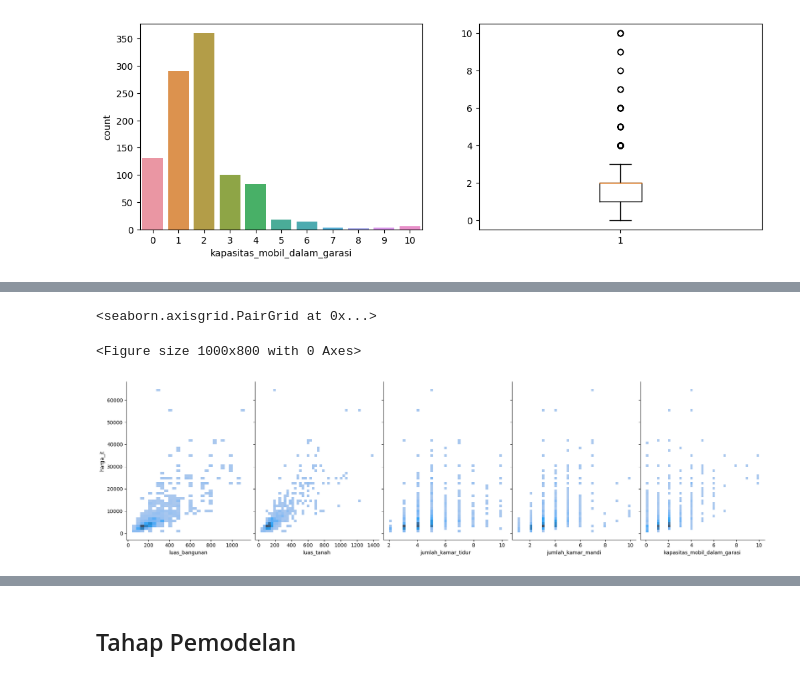
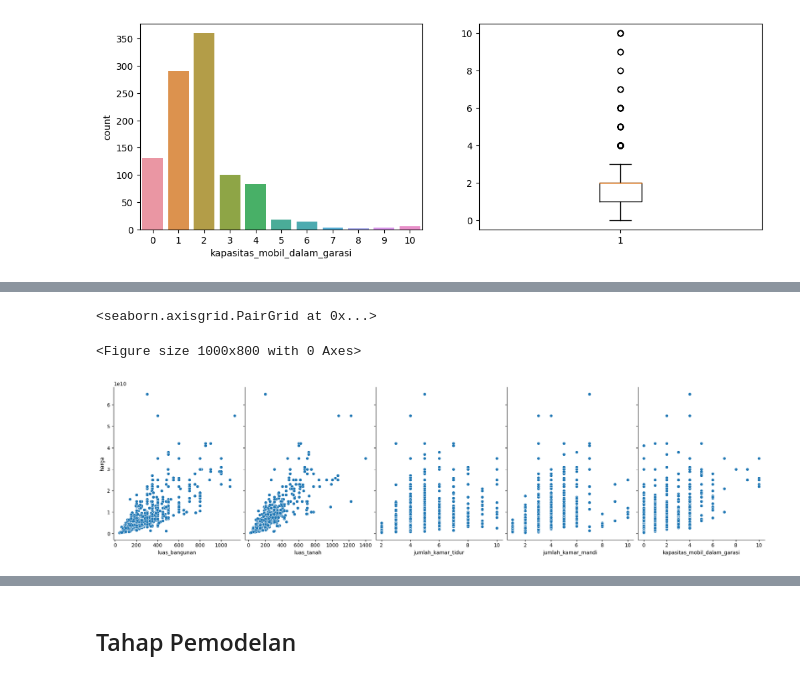
Before and after one commit to nafalabi/dwbi_linear_regression, a Jupyter notebook: regresi_linier.ipynb, the cells around one changed output, grey strips where cells are left out. Saved outputs shown, nothing was run; the diff lists cells and outputs as text; code cells hidden in the pictures.

```diff
--- a/regresi_linier.ipynb
+++ b/regresi_linier.ipynb
@@ -27,7 +34,7 @@ __Me-load dataset & menyesuaikan kolom yang ada__
 # %%
 df = pd.read_csv('./data_rumah.csv')
-# menambahkan kolom harga untuk memudahkan dalam visualisasi data
-df['harga_jt'] = df['harga'] // 1000000
+# # menambahkan kolom harga_jt untuk memudahkan dalam visualisasi data
+# df['harga_jt'] = df['harga'] // 1000000
 df.head()
 # %% [output]
 |  | no | nama_rumah | harga | luas_bangunan | luas_tanah | jumlah_kamar_tidur | jumlah_kamar_mandi | ... |
@@ -122,17 +199,17 @@ __Pair plot untuk melihat relasi antara variabel2 X terhadap variable Y__
 # %%
 plt.figure(figsize=(10,8))
 sns.pairplot(
 	data=df,
 	x_vars=['luas_bangunan', 'luas_tanah', 'jumlah_kamar_tidur', 'jumlah_kamar_mandi', 'kapasitas_mobil_dalam_garasi'],
-	y_vars=['harga_jt'],
+	y_vars=['harga'],
 	height=5,
 	aspect=0.75,
-	kind='hist'
+	# kind='hist'
 )
 # %% [output]
 <seaborn.axisgrid.PairGrid at 0x...>
 <Figure size 1000x800 with 0 Axes>
-[figure, old version]
+[figure, new version]
 # %%
 # Mengetahui nilai korelasi dari independent variable dan dependent variable. (diketahui luas_tanah & luas_bangunan mempunyai hubungan linear positif yang sangat kuat)
 df2 = df[['harga', 'luas_bangunan', 'luas_tanah', 'jumlah_kamar_mandi', 'jumlah_kamar_tidur', 'kapasitas_mobil_dalam_garasi']]
```
Also changed, not shown: parts of 40 cells of this notebook.
